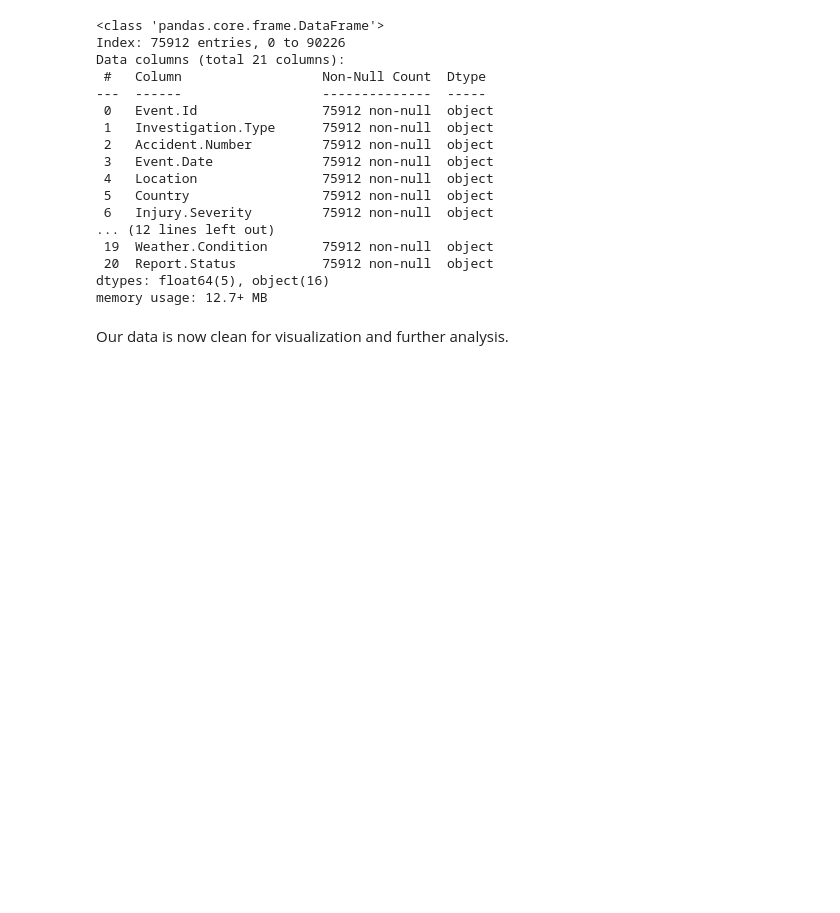
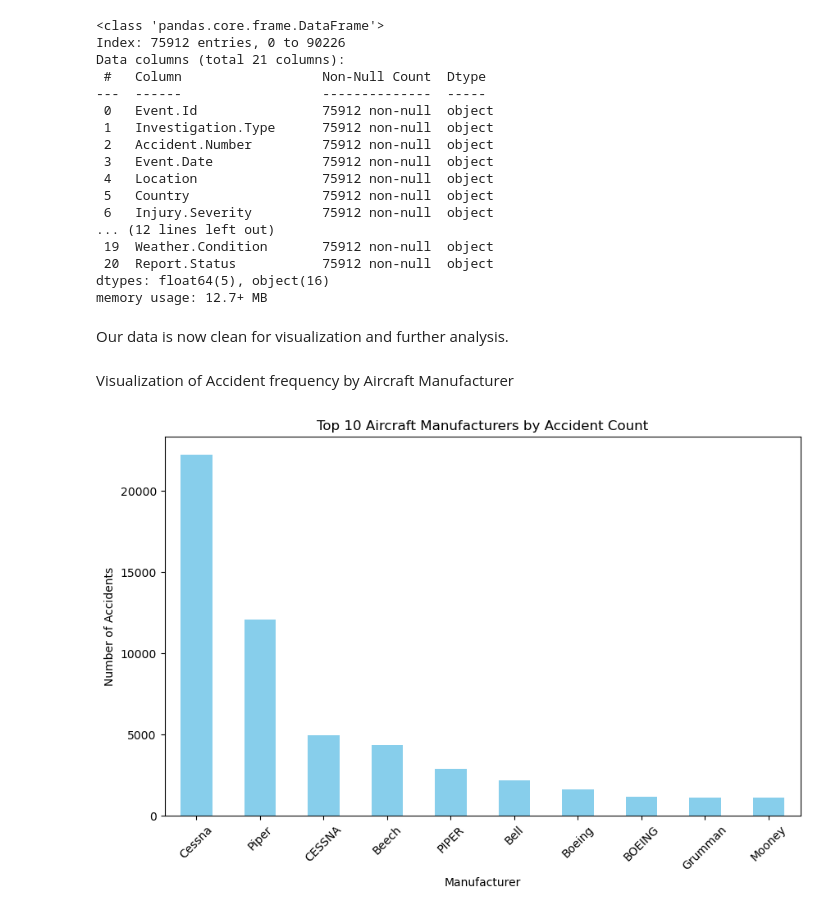
Before and after one commit to annemwema-byte/Phase_1_Project2, a Jupyter notebook: index.ipynb, the cells around one changed output. Saved outputs shown, nothing was run; the diff lists cells and outputs as text; code cells hidden in the pictures; blank space fills up the shorter version.

```diff
--- a/index.ipynb
+++ b/index.ipynb
@@ -579,0 +582,14 @@ Our data is now clean for visualization and further analysis.
+# %% [markdown]
+Visualization of Accident frequency by Aircraft Manufacturer
+# %%
+manufacturer_counts = df['Make'].value_counts().head(10)
+
+plt.figure(figsize=(10,6))
+manufacturer_counts.plot(kind='bar', color='skyblue')
+plt.title("Top 10 Aircraft Manufacturers by Accident Count")
+plt.xlabel("Manufacturer")
+plt.ylabel("Number of Accidents")
+plt.xticks(rotation=45)
+plt.show()
+# %% [output]
+[figure, added]
```
Also changed, not shown: parts of 6 cells of this notebook, 4 other files.
